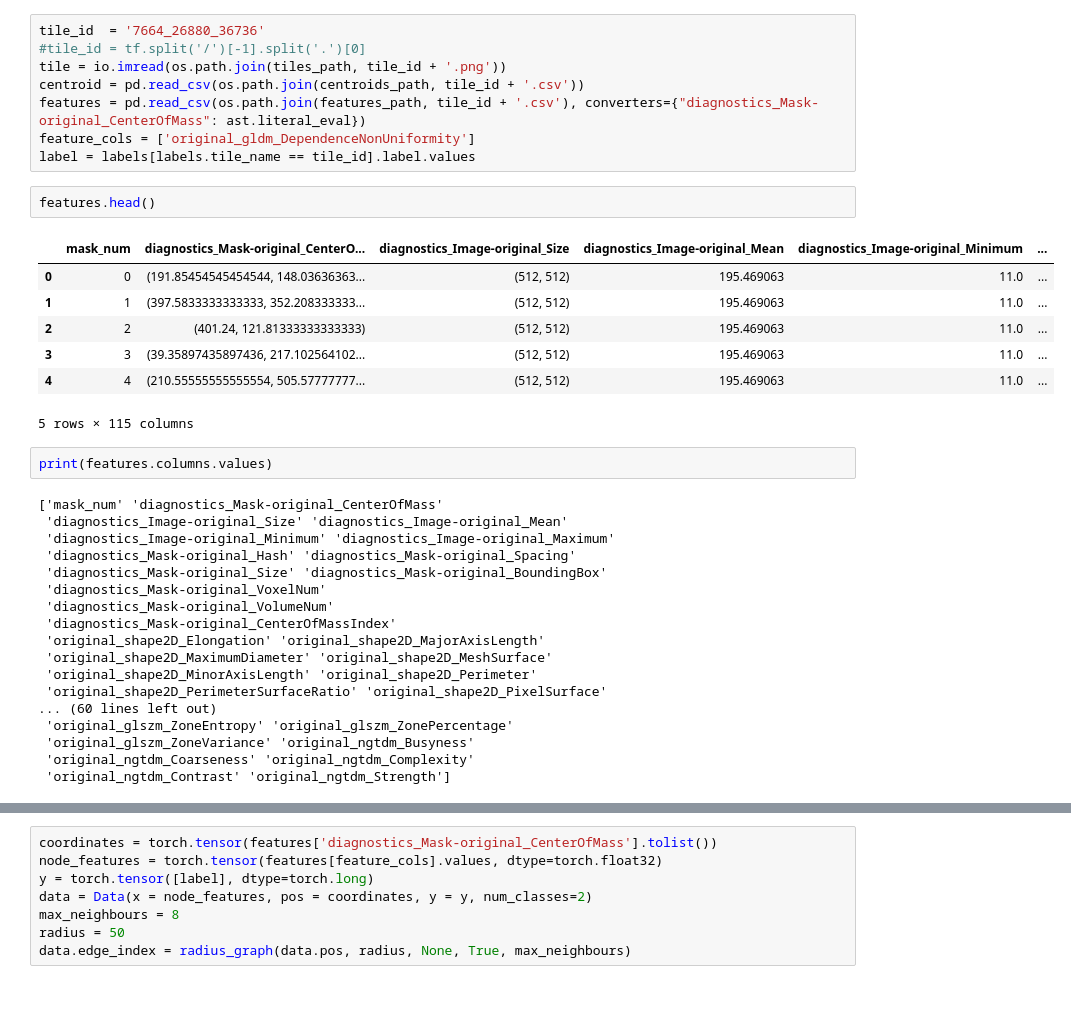
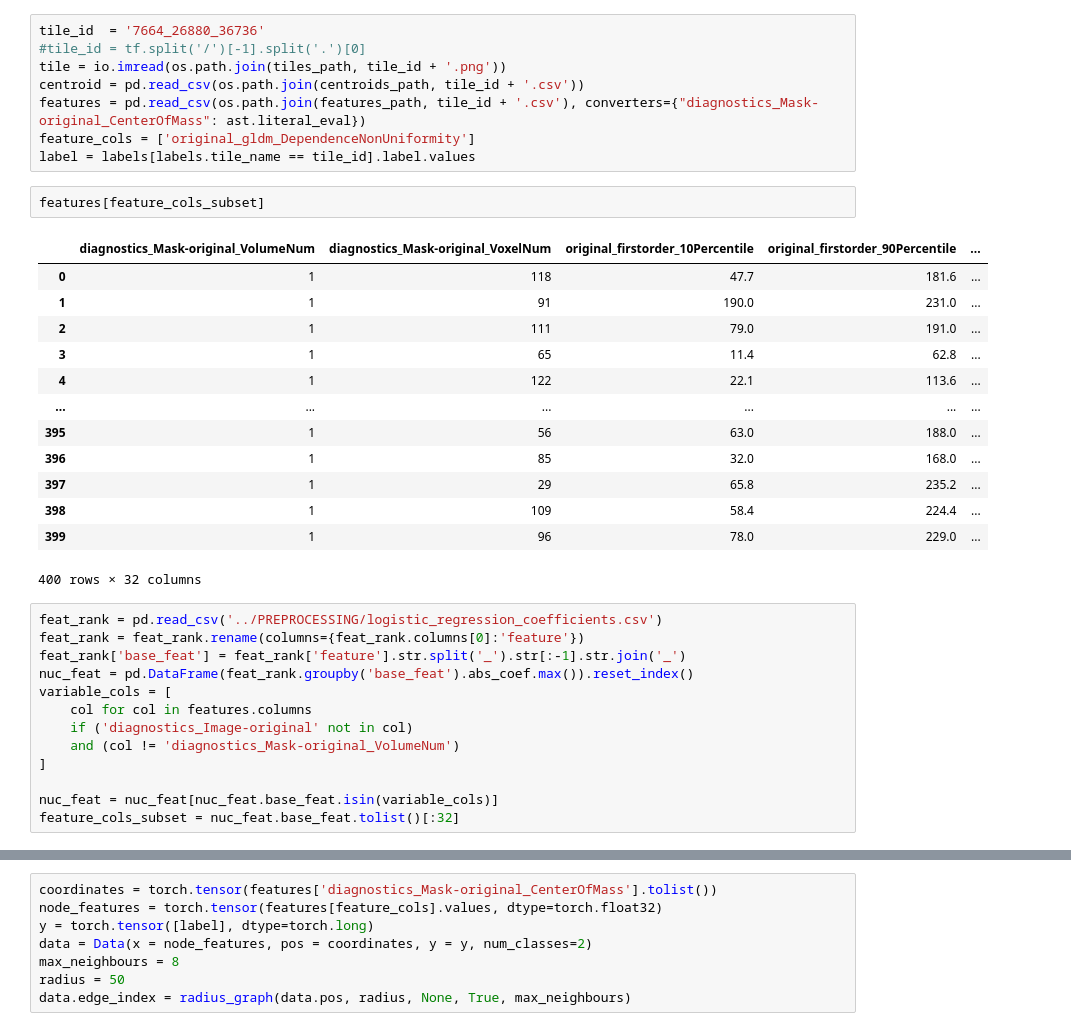
Before and after one commit to tinahuang222/NucleiSegmentation, a Jupyter notebook: cell_graph_analysis/cell_graph_convolution.ipynb, the cells around one changed output, grey strips where cells are left out. Saved outputs shown, nothing was run; the diff lists cells and outputs as text; blank space fills up the shorter version.

```diff
--- a/cell_graph_analysis/cell_graph_construction.ipynb
+++ b/cell_graph_analysis/cell_graph_convolution.ipynb
@@ -29,32 +29,31 @@ features = pd.read_csv(os.path.join(features_path, tile_id + '.csv'), converters
 feature_cols = ['original_gldm_DependenceNonUniformity']
 label = labels[labels.tile_name == tile_id].label.values
 # %%
-features.head()
+features[feature_cols_subset]
 # %% [output]
-|  | mask_num | diagnostics_Mask-original_CenterO... | diagnostics_Image-original_Size | diagnostics_Image-original_Mean | diagnostics_Image-original_Minimum | ... |
-| 0 | 0 | (191.85454545454544, 148.03636363... | (512, 512) | 195.469063 | 11.0 | ... |
-| 1 | 1 | (397.5833333333333, 352.208333333... | (512, 512) | 195.469063 | 11.0 | ... |
-| 2 | 2 | (401.24, 121.81333333333333) | (512, 512) | 195.469063 | 11.0 | ... |
-| 3 | 3 | (39.35897435897436, 217.102564102... | (512, 512) | 195.469063 | 11.0 | ... |
-| 4 | 4 | (210.55555555555554, 505.57777777... | (512, 512) | 195.469063 | 11.0 | ... |
+|  | diagnostics_Mask-original_VolumeNum | diagnostics_Mask-original_VoxelNum | original_firstorder_10Percentile | original_firstorder_90Percentile | ... |
+| 0 | 1 | 118 | 47.7 | 181.6 | ... |
+| 1 | 1 | 91 | 190.0 | 231.0 | ... |
+| 2 | 1 | 111 | 79.0 | 191.0 | ... |
+| 3 | 1 | 65 | 11.4 | 62.8 | ... |
+| 4 | 1 | 122 | 22.1 | 113.6 | ... |
+| ... | ... | ... | ... | ... | ... |
+| 395 | 1 | 56 | 63.0 | 188.0 | ... |
+| 396 | 1 | 85 | 32.0 | 168.0 | ... |
+| 397 | 1 | 29 | 65.8 | 235.2 | ... |
+| 398 | 1 | 109 | 58.4 | 224.4 | ... |
+| 399 | 1 | 96 | 78.0 | 229.0 | ... |
-5 rows × 115 columns
+400 rows × 32 columns
-# %%
-print(features.columns.values)
-# %% [output]
-['mask_num' 'diagnostics_Mask-original_CenterOfMass'
- 'diagnostics_Image-original_Size' 'diagnostics_Image-original_Mean'
- 'diagnostics_Image-original_Minimum' 'diagnostics_Image-original_Maximum'
- 'diagnostics_Mask-original_Hash' 'diagnostics_Mask-original_Spacing'
- 'diagnostics_Mask-original_Size' 'diagnostics_Mask-original_BoundingBox'
- 'diagnostics_Mask-original_VoxelNum'
- 'diagnostics_Mask-original_VolumeNum'
- 'diagnostics_Mask-original_CenterOfMassIndex'
- 'original_shape2D_Elongation' 'original_shape2D_MajorAxisLength'
- 'original_shape2D_MaximumDiameter' 'original_shape2D_MeshSurface'
- 'original_shape2D_MinorAxisLength' 'original_shape2D_Perimeter'
- 'original_shape2D_PerimeterSurfaceRatio' 'original_shape2D_PixelSurface'
-... (60 lines left out)
- 'original_glszm_ZoneEntropy' 'original_glszm_ZonePercentage'
- 'original_glszm_ZoneVariance' 'original_ngtdm_Busyness'
- 'original_ngtdm_Coarseness' 'original_ngtdm_Complexity'
- 'original_ngtdm_Contrast' 'original_ngtdm_Strength']
+# %%
+feat_rank = pd.read_csv('../PREPROCESSING/logistic_regression_coefficients.csv')
+feat_rank = feat_rank.rename(columns={feat_rank.columns[0]:'feature'})
+feat_rank['base_feat'] = feat_rank['feature'].str.split('_').str[:-1].str.join('_')
+nuc_feat = pd.DataFrame(feat_rank.groupby('base_feat').abs_coef.max()).reset_index()
+variable_cols = [
+    col for col in features.columns
+    if ('diagnostics_Image-original' not in col)
+    and (col != 'diagnostics_Mask-original_VolumeNum')
+]
+
+nuc_feat = nuc_feat[nuc_feat.base_feat.isin(variable_cols)]
+feature_cols_subset = nuc_feat.base_feat.tolist()[:32]
```
Also changed, not shown: parts of 17 cells of this notebook, 1 other file.
